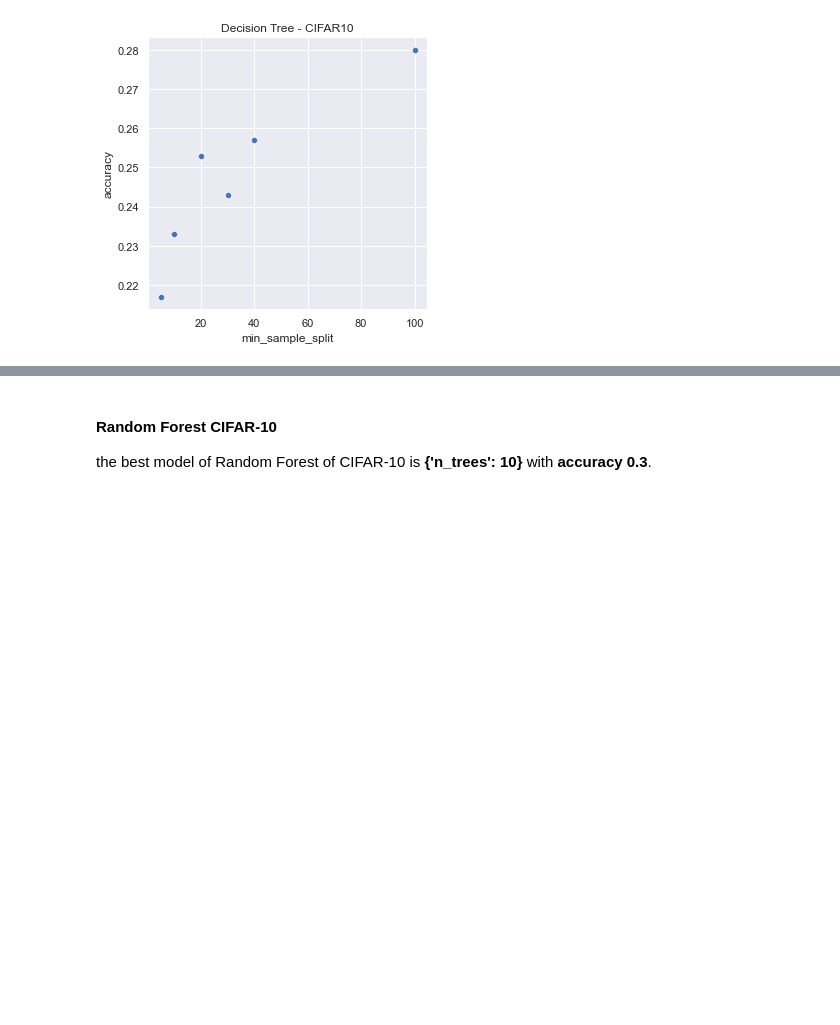
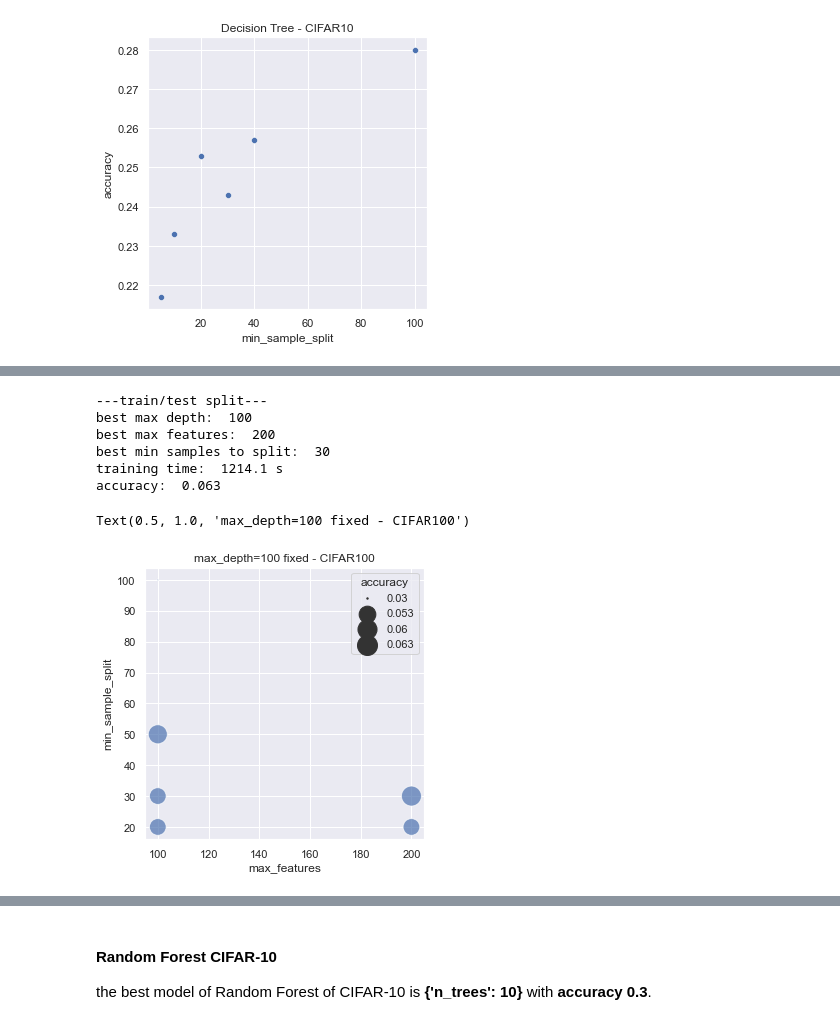
Before and after one commit to mincule/Advanced-Machine-Learning-CW, a Jupyter notebook: analysing_models.ipynb, the cells around one changed output, grey strips where cells are left out. Saved outputs shown, nothing was run; the diff lists cells and outputs as text; code cells hidden in the pictures; blank space fills up the shorter version.

```diff
--- a/analysing_models.ipynb
+++ b/analysing_models.ipynb
@@ -553,0 +520,42 @@ accuracy:  0.28
+# %%
+dt_cifar100 = {
+    'train_time': [575.0, 504.0, 658.9, 604.9, 1292.9, 1214.1],
+    'inference_time': [0.0044, 0.0042, 0.0037, 0.0042, 0.01, 0.004],
+    'accuracy': [0.06, 0.03, 0.053, 0.053, 0.053, 0.063],
+    'max_depth': [100, 100, 100, 100, 100, 100],
+    'min_sample_split': [50, 100, 20, 30, 20, 30],
+    'max_features': [100, 100, 100, 100, 200, 200],
+}
+
+dt_cifar100_cv = {
+    'time': [2416.8, 2284.1, 2117.1, 1814.6, 4791.4, 4588.4, 4230.5, 4230.5, 3623.7],
+    'mean_accuracy':  [0.045, 0.044, 0.04, 0.044, 0.042, 0.045, 0.056, 0.052],
+    'std_accuracy': [0.006, 0.006, 0.007, 0.007, 0.007, 0.004, 0.009, 0.006],
+    'max_depth': [100, 100, 100, 100, 100, 100, 100, 100],
+    'max_features': [100, 100, 100, 100, 200, 200, 200, 200],
+    'min_sample_split': [20, 30, 50, 100, 20, 30, 50, 100],
+}
+# %%
+# best model
+print('---train/test split---')
+max_idx = np.argmax(dt_cifar100['accuracy'])
+print('best max depth: ', dt_cifar100['max_depth'][max_idx])
+print('best max features: ', dt_cifar100['max_features'][max_idx])
+print('best min samples to split: ', dt_cifar100['min_sample_split'][max_idx])
+print('training time: ',  dt_cifar100['train_time'][max_idx], 's')
+print('accuracy: ',  dt_cifar100['accuracy'][max_idx])
+
+# Cross-validation
+plt.figure(figsize=(5,5))
+
+splot = sns.scatterplot(data=dt_cifar100, x='max_features', y="min_sample_split", size="accuracy", alpha=0.7, sizes=(2, 400))
+splot.set_title("max_depth=100 fixed - CIFAR100")
+# %% [output]
+---train/test split---
+best max depth:  100
+best max features:  200
+best min samples to split:  30
+training time:  1214.1 s
+accuracy:  0.063
+Text(0.5, 1.0, 'max_depth=100 fixed - CIFAR100')
+[figure, added]
```
Also changed, not shown: parts of 13 cells of this notebook.
